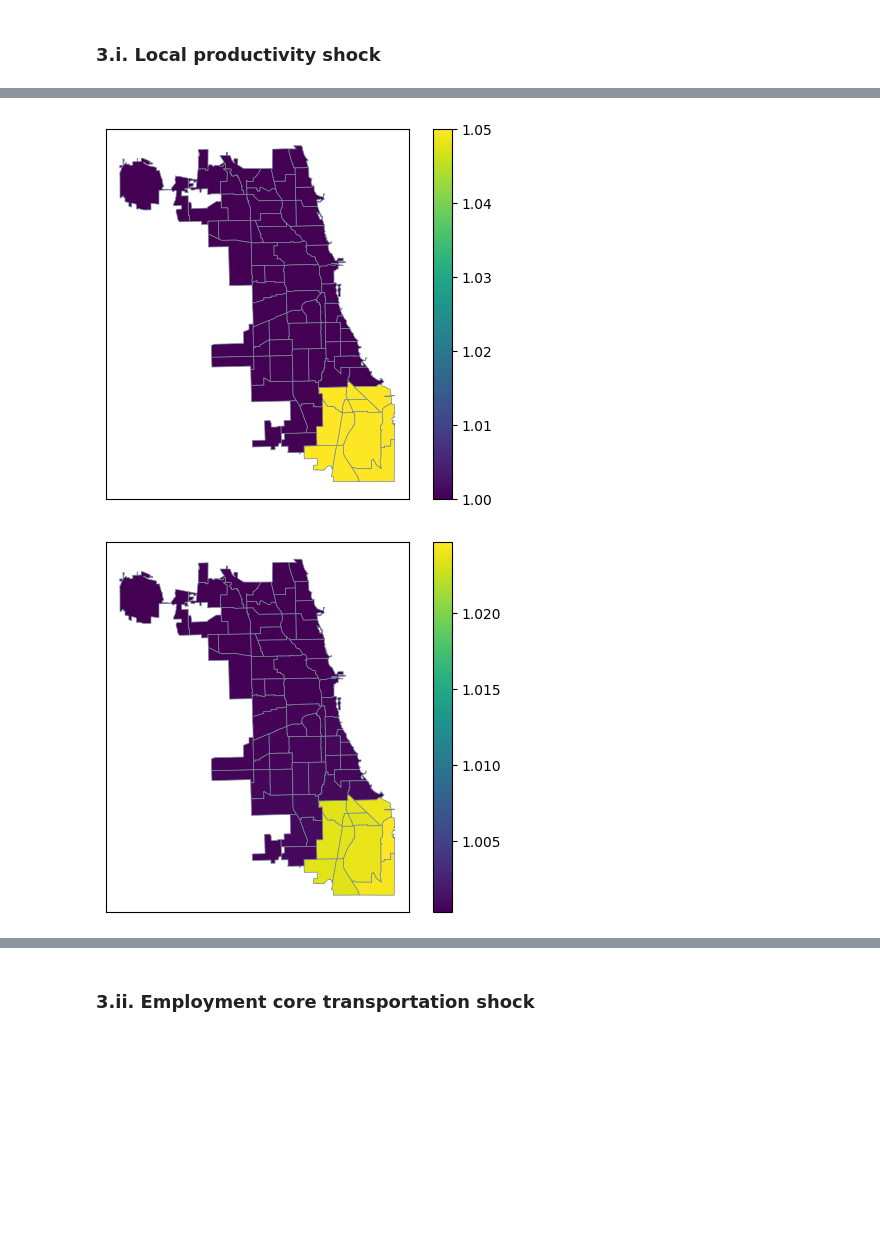
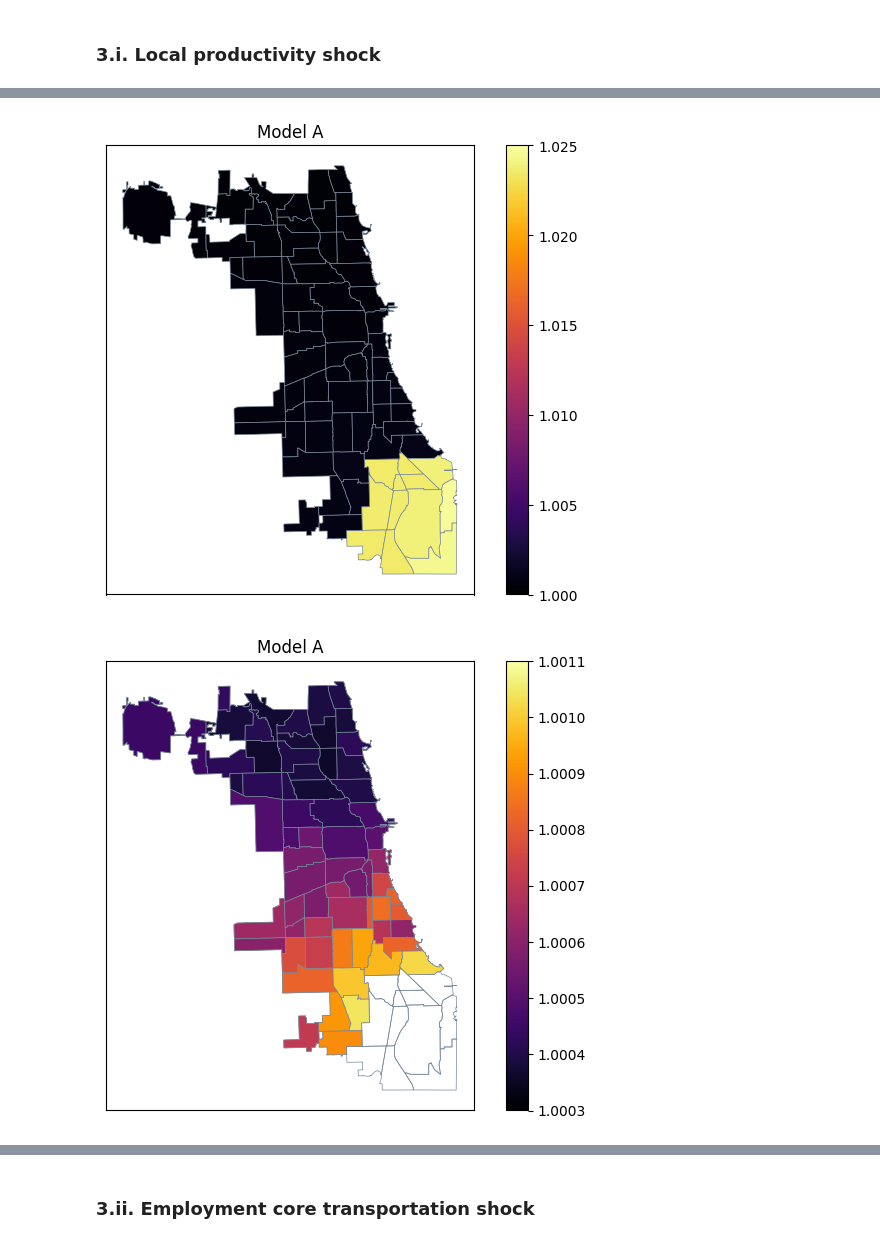
Before and after one commit to connachermurphy/qsm-chicago, a Jupyter notebook: analysis/model_A.ipynb, the cells around one changed output, grey strips where cells are left out. Cells and saved outputs as stored; diff of their text form; code cells hidden in the pictures; blank space fills up the shorter version.

```diff
--- a/analysis/model_A.ipynb
+++ b/analysis/model_A.ipynb
@@ -168,15 +168,20 @@ Maximum absolute value of w_hat - 1: 0.0
 Checking for nan values:
 w_hat: 0
 # %%
-def summarize_counterfactual(num_nbhd, neighborhoods_shp, w_hat, A_hat):
+def summarize_counterfactual(
+    num_nbhd, neighborhoods_shp, w_hat, A_hat, kappa_hat, kappa_hat_index
+):
     df_hat = pd.DataFrame(  # stack wage and productivity changes into df
         np.column_stack(
             (
                 w_hat.reshape((num_nbhd)),
                 A_hat.reshape((num_nbhd)),
+                kappa_hat[kappa_hat_index].reshape(
+                    (num_nbhd)
+                ),  # commuting costs for a given neighborhood
             )
         ),
-        columns=["w_hat", "A_hat"],
+        columns=["w_hat", "A_hat", "kappa_hat"],
     )
 
     df_hat["id"] = df_hat.index + 1
@@ -199,7 +204,7 @@ w_hat = solve_counterfactual(
 )
 
 productivity_shock_shp = summarize_counterfactual(
-    num_nbhd, neighborhoods_shp, w_hat, A_hat
+    num_nbhd, neighborhoods_shp, w_hat, A_hat, kappa_hat, 6
 )
 # %% [output]
 Local productivity shock in far southeast
@@ -222,50 +243,62 @@ Step 59 error: 1e-10
 # %%
-# Summarize results
-figsize = (10, 10)
-
-# A_hat
-productivity_shock_shp.plot(
-    column='A_hat', legend=True, edgecolor='lightslategray', linewidth=0.5
-)
-# plt.title('$\\hat{A}$')
-plt.xticks([])
-plt.yticks([])
-plt.savefig('../out/productivity_shock_A_hat.png')
-plt.show()
-
+# Onto the endogenous variables
 # w_hat (all neighborhoods)
 productivity_shock_shp.plot(
-    column='w_hat', legend=True, edgecolor='lightslategray', linewidth=0.5
+    column="w_hat",
+    legend=True,
+    edgecolor="lightslategray",
+    linewidth=0.5,
+    vmin=1.000,
+    vmax=1.025,
+    cmap="inferno",
 )
 plt.xticks([])
 plt.yticks([])
-plt.savefig('../out/productivity_shock_w_hat.png')
+plt.title("Model A")
+plt.tight_layout(pad=0)
+plt.savefig("../out/prod_mA_w_hat_all.png", bbox_inches="tight")
 plt.show()
 
 # w_hat (exclude far southeast)
 fig, ax = plt.subplots()
 
 # Full boundaries
 productivity_shock_shp.plot(
-    facecolor='none', edgecolor='lightslategray', linewidth=0.5, ax=ax
+    facecolor="none", edgecolor="lightslategray", linewidth=0.5, ax=ax
 )
-# Exclude far southeast
-productivity_shock_shp[productivity_shock_shp['far_southeast'] == 0].plot(
-    column='w_hat', legend=True, edgecolor='lightslategray', linewidth=0.5, ax=ax
+productivity_shock_shp[productivity_shock_shp["far_southeast"] == 0].plot(
+    column="w_hat",
+    legend=True,
+    edgecolor="lightslategray",
+    linewidth=0.5,
+    ax=ax,
+    vmin=1.0003,
+    vmax=1.0011,
+    cmap="inferno",
 )
 plt.xticks([])
 plt.yticks([])
-plt.savefig('../out/productivity_shock_w_hat_censor.png')
+plt.title("Model A")
+plt.tight_layout(pad=0)
+plt.savefig("../out/prod_mA_w_hat_excl.png", bbox_inches="tight")
 plt.show()
 
 # w_hat (only far southeast)
 productivity_shock_shp[productivity_shock_shp['far_southeast'] == 1].plot(
-    column='w_hat', legend=True, edgecolor='lightslategray', linewidth=0.5
+    column="w_hat",
+    legend=True,
+    edgecolor="lightslategray",
+    linewidth=0.5,
+    vmin=1.023,
+    vmax=1.025,
+    cmap="inferno",
 )
 plt.xticks([])
 plt.yticks([])
-plt.savefig('../out/productivity_shock_w_hat_focus.png')
+plt.title("Model A")
+plt.tight_layout(pad=0)
+plt.savefig("../out/prod_mA_w_hat_fse.png", bbox_inches="tight")
 plt.show()
 # %% [output]
-[figure, old version]
+[figure, new version]
-[figure, old version]
+[figure, new version]
```
Also changed, not shown: parts of 5 cells of this notebook, 28 other files.
